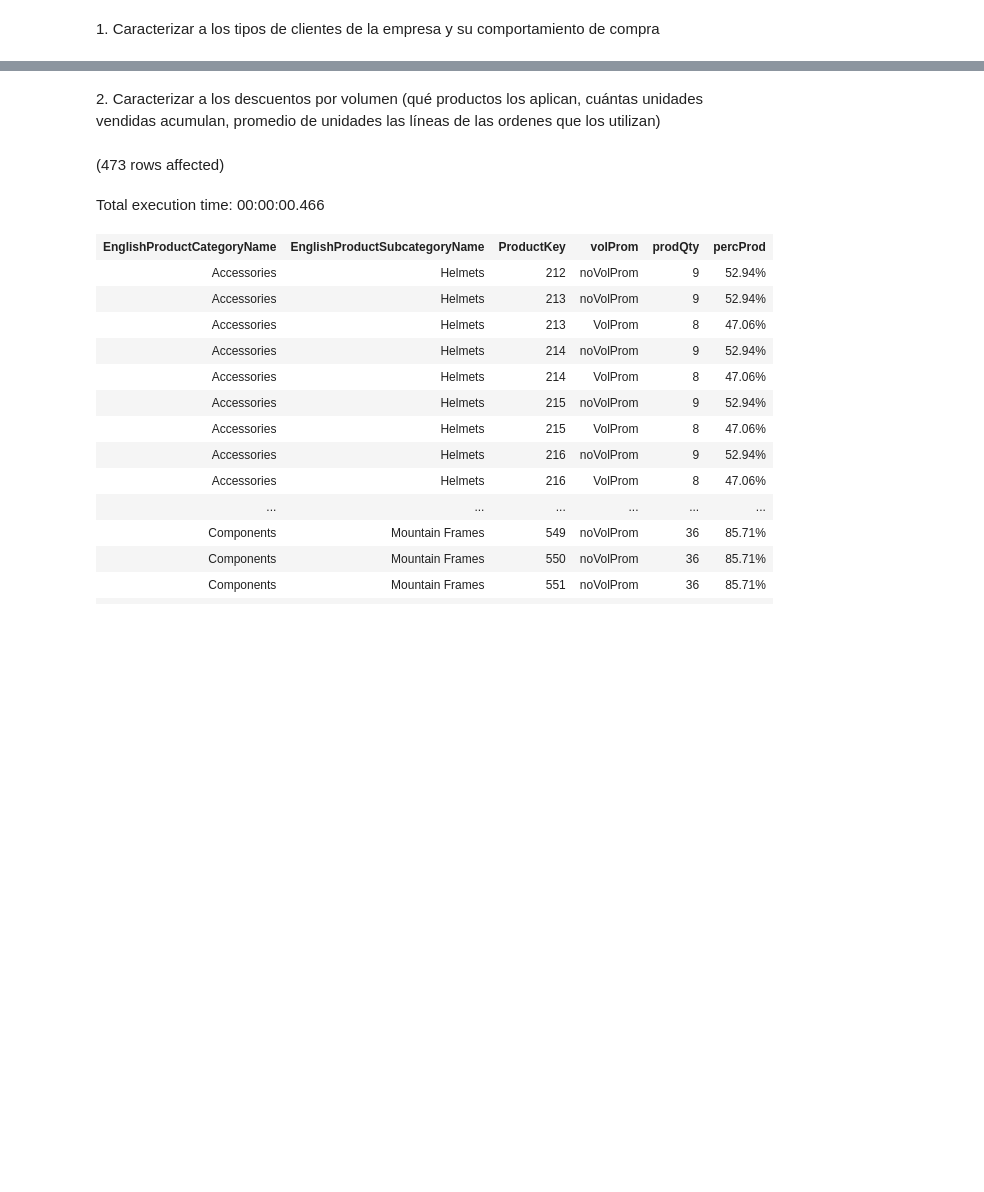
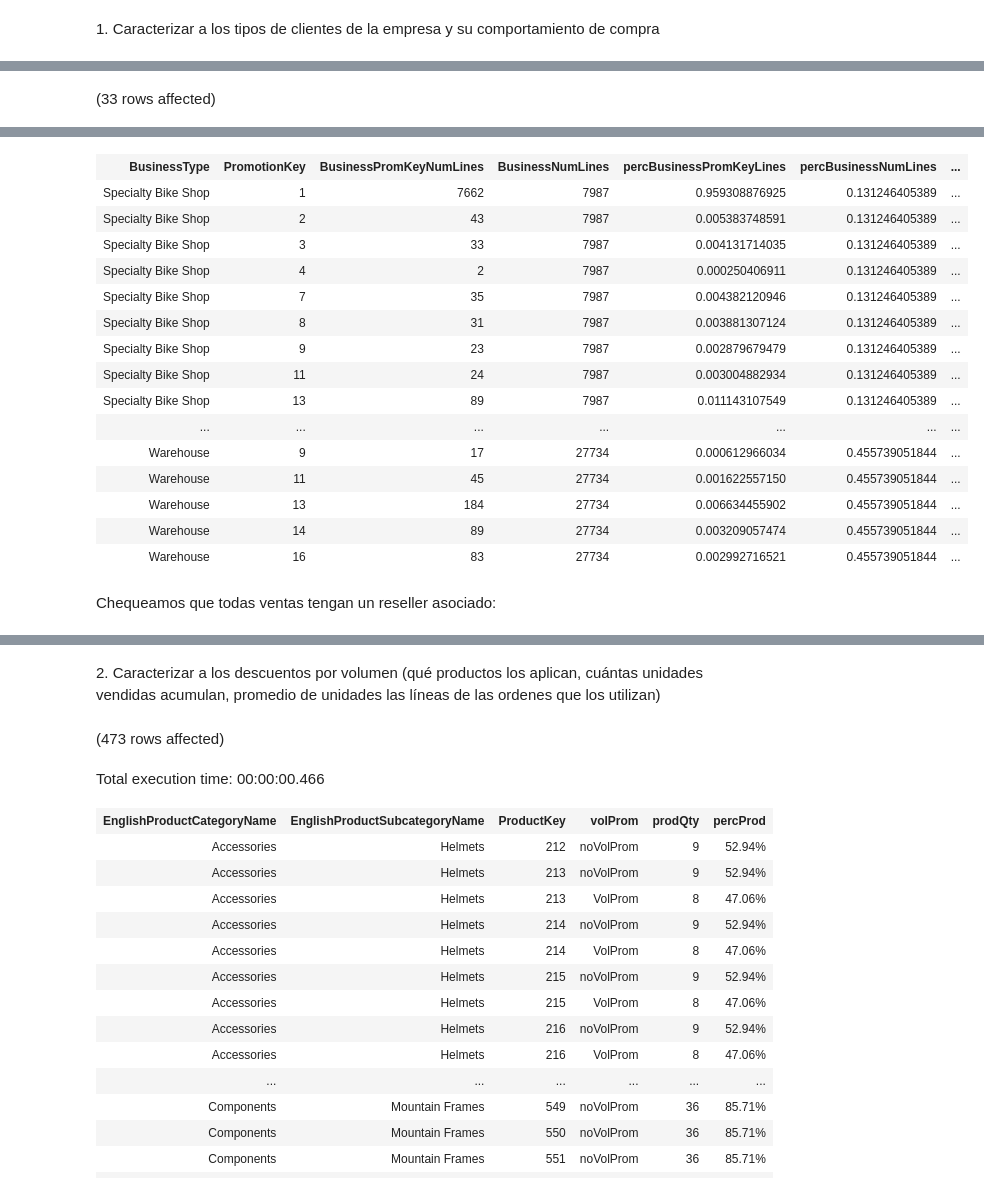
Before and after one commit to JuanIgnacioGaricoche/modelos_relacionales_2023, a Jupyter notebook: version_final.ipynb, the cells around one changed output, grey strips where cells are left out. Saved outputs shown, nothing was run; the diff lists cells and outputs as text; code cells hidden in the pictures; blank space fills up the shorter version.

```diff
--- a/version_final.ipynb
+++ b/version_final.ipynb
@@ -57,0 +91,56 @@ Total execution time: 00:00:58.384
+# %%
+WITH CTE AS (
+    SELECT rs.ProductKey, pc.ProductCategoryKey, pc.EnglishProductCategoryName, ps.ProductSubcategoryKey, ps.EnglishProductSubcategoryName,
+    r.BusinessType, SalesOrderNumber, PromotionKey,
+    CONCAT(SalesOrderNumber, '-', SalesOrderLineNumber) AS LineId, OrderQuantity
+
+    FROM AdventureWorksDW2019.dbo.FactResellerSales rs
+    LEFT JOIN AdventureWorksDW2019.dbo.DimReseller r
+    ON rs.ResellerKey = r.ResellerKey
+    LEFT JOIN AdventureWorksDW2019.dbo.DimProduct dp
+    ON rs.ProductKey = dp.ProductKey
+    LEFT JOIN AdventureWorksDW2019.dbo.DimProductSubcategory ps
+    ON dp.ProductSubcategoryKey = ps.ProductSubcategoryKey
+    LEFT JOIN AdventureWorksDW2019.dbo.DimProductCategory pc
+    ON ps.ProductCategoryKey = pc.ProductCategoryKey
+)
+
+SELECT DISTINCT BusinessType, PromotionKey,
+
+--lines
+COUNT(LineId) OVER(PARTITION BY BusinessType, PromotionKey)
+AS BusinessPromKeyNumLines,
+
+COUNT(LineId) OVER(PARTITION BY BusinessType)
+AS BusinessNumLines,
+
+COUNT(LineId) OVER(PARTITION BY BusinessType, PromotionKey) * 1.0 /  (COUNT(LineId) OVER(PARTITION BY BusinessType))
+AS percBusinessPromKeyLines,
+
+COUNT(LineId) OVER(PARTITION BY BusinessType) * 1.0 /  (COUNT(LineId) OVER())
+AS percBusinessNumLines,
+
+-----
+
+--units
+SUM(OrderQuantity) OVER(PARTITION BY BusinessType, PromotionKey)
+AS BusinessPromKeyNumUnits,
+
+SUM(OrderQuantity) OVER(PARTITION BY BusinessType)
+AS BusinessNumUnits,
+
+SUM(OrderQuantity) OVER(PARTITION BY BusinessType, PromotionKey)* 1.0 /  SUM(OrderQuantity) OVER(PARTITION BY BusinessType)
+AS percBusinessPromKeyNumUnits,
+
+SUM(OrderQuantity) OVER(PARTITION BY BusinessType) * 1.0 /  (SUM(OrderQuantity) OVER())
+AS percBusinessNumUnits,
+
+AVG(OrderQuantity*1.0) OVER(PARTITION BY BusinessType, PromotionKey)
+AS avgBusinessPromKeyOrderQty
+
+
+
+FROM CTE
+ORDER BY BusinessType, PromotionKey
+# %% [output]
+(33 rows affected)
@@ -57,0 +148,18 @@ Total execution time: 00:00:58.384
+| BusinessType | PromotionKey | BusinessPromKeyNumLines | BusinessNumLines | percBusinessPromKeyLines | percBusinessNumLines | ... |
+| Specialty Bike Shop | 1 | 7662 | 7987 | 0.959308876925 | 0.131246405389 | ... |
+| Specialty Bike Shop | 2 | 43 | 7987 | 0.005383748591 | 0.131246405389 | ... |
+| Specialty Bike Shop | 3 | 33 | 7987 | 0.004131714035 | 0.131246405389 | ... |
+| Specialty Bike Shop | 4 | 2 | 7987 | 0.000250406911 | 0.131246405389 | ... |
+| Specialty Bike Shop | 7 | 35 | 7987 | 0.004382120946 | 0.131246405389 | ... |
+| Specialty Bike Shop | 8 | 31 | 7987 | 0.003881307124 | 0.131246405389 | ... |
+| Specialty Bike Shop | 9 | 23 | 7987 | 0.002879679479 | 0.131246405389 | ... |
+| Specialty Bike Shop | 11 | 24 | 7987 | 0.003004882934 | 0.131246405389 | ... |
+| Specialty Bike Shop | 13 | 89 | 7987 | 0.011143107549 | 0.131246405389 | ... |
+| ... | ... | ... | ... | ... | ... | ... |
+| Warehouse | 9 | 17 | 27734 | 0.000612966034 | 0.455739051844 | ... |
+| Warehouse | 11 | 45 | 27734 | 0.001622557150 | 0.455739051844 | ... |
+| Warehouse | 13 | 184 | 27734 | 0.006634455902 | 0.455739051844 | ... |
+| Warehouse | 14 | 89 | 27734 | 0.003209057474 | 0.455739051844 | ... |
+| Warehouse | 16 | 83 | 27734 | 0.002992716521 | 0.455739051844 | ... |
+# %% [markdown]
+Chequeamos que todas ventas tengan un reseller asociado:
```
Also changed, not shown: parts of 11 cells of this notebook, 1 other file.
